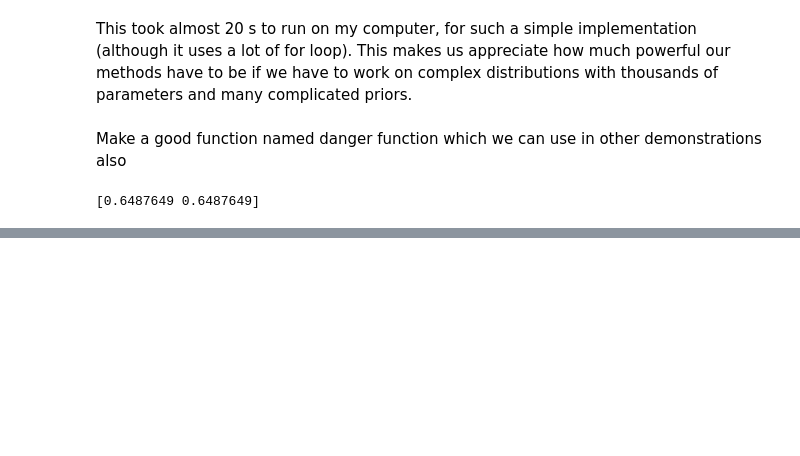
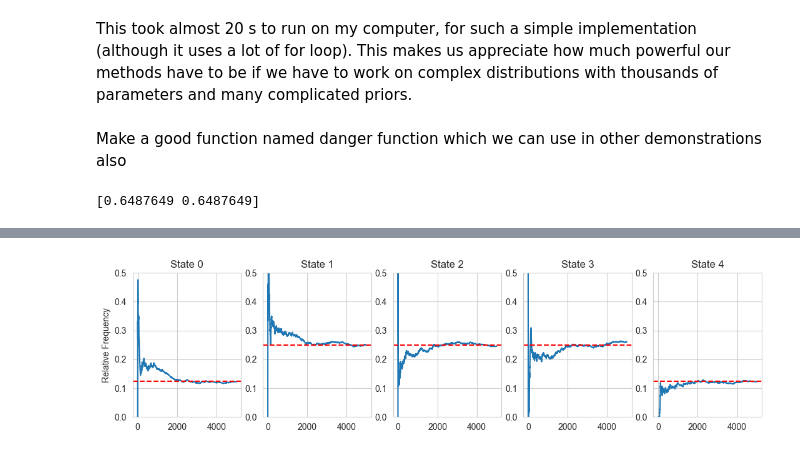
Before and after one commit to Gaurav17Joshi/CompStats, a Jupyter notebook: _build/jupyter_execute/notebooks/Simulation_Based_Inference/Markov_Chains.ipynb, the cells around one changed output, grey strips where cells are left out. Cells and saved outputs as stored; diff of their text form; code cells hidden in the pictures; blank space fills up the shorter version.

```diff
--- a/_build/jupyter_execute/notebooks/Simulation_Based_Inference/Markov_Chains.ipynb
+++ b/_build/jupyter_execute/notebooks/Simulation_Based_Inference/Markov_Chains.ipynb
@@ -121,0 +173,51 @@ Basic markov chains
+# %%
+# Simulating relative frequencies of a markov chain random walker
+from numpy import random as npr
+npr.seed(16)
+
+steps = 5000
+probs = np.zeros((5,steps))
+P = np.array([[0.5,0.5,0.0,0.0,0.0],[0.25,0.5,0.25,0.0,0.0],[0.0,0.25,0.5,0.25,0.0],
+              [0.0,0.0,0.25,0.5,0.25],[0.0,0.0,0.0,0.5,0.5]])
+
+pstart = np.array([0.0,0.0,0.0,1.0,0.0])
+state = 3
+probs[:,0] = pstart
+
+for i in range(steps-1):
+    u = npr.uniform(0,1)
+    if state == 0:
+        if u < 0.5: state = 0
+        else: state = 1
+    elif state == 1:
+        if u < 0.25: state = 0
+        elif u < 0.75: state = 1
+        else: state = 2
+    elif state == 2:
+        if u < 0.25: state = 1
+        elif u < 0.75: state = 2
+        else: state = 3
+    elif state == 3:
+        if u < 0.25: state = 2
+        elif u < 0.75: state = 3
+        else: state = 4
+    else:
+        if u < 0.5: state = 3
+        else: state = 4
+    probs[state,i+1] = 1
+    probs[:,i+1] = (probs[:,i])*(i/(i+1)) + (1/(i+1))*probs[:,i+1]
+
+fig, ax = plt.subplots(1, 5, figsize =(13, 3))
+x = np.linspace(1,steps,steps)
+for i in range(5):
+    ax[i].plot(x,probs[i,:])
+    ax[i].set_title('State '+str(i))
+    ax[i].set_ylim([0.0,0.5])
+    if (i == 0) | (i == 4):
+        ax[i].axhline(y = 0.125, color = 'red', linestyle = '--')
+    else:
+        ax[i].axhline(y = 0.25, color = 'red', linestyle = '--')
+    if (i == 0):
+        ax[i].set_ylabel('Relative Frequency')
+# %% [output]
+[figure, added]
```
Also changed, not shown: parts of 8 cells of this notebook, 47 other files.
